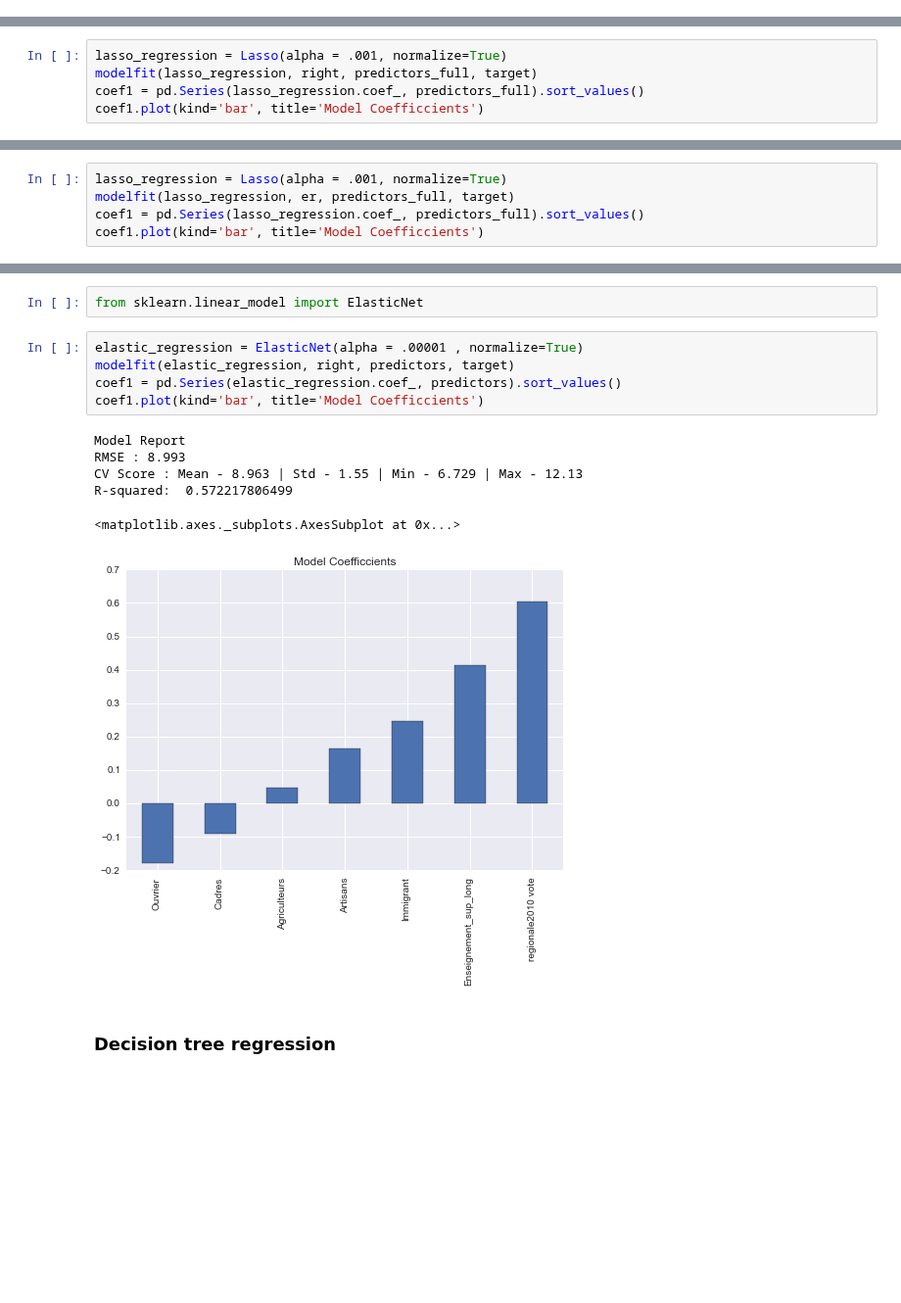
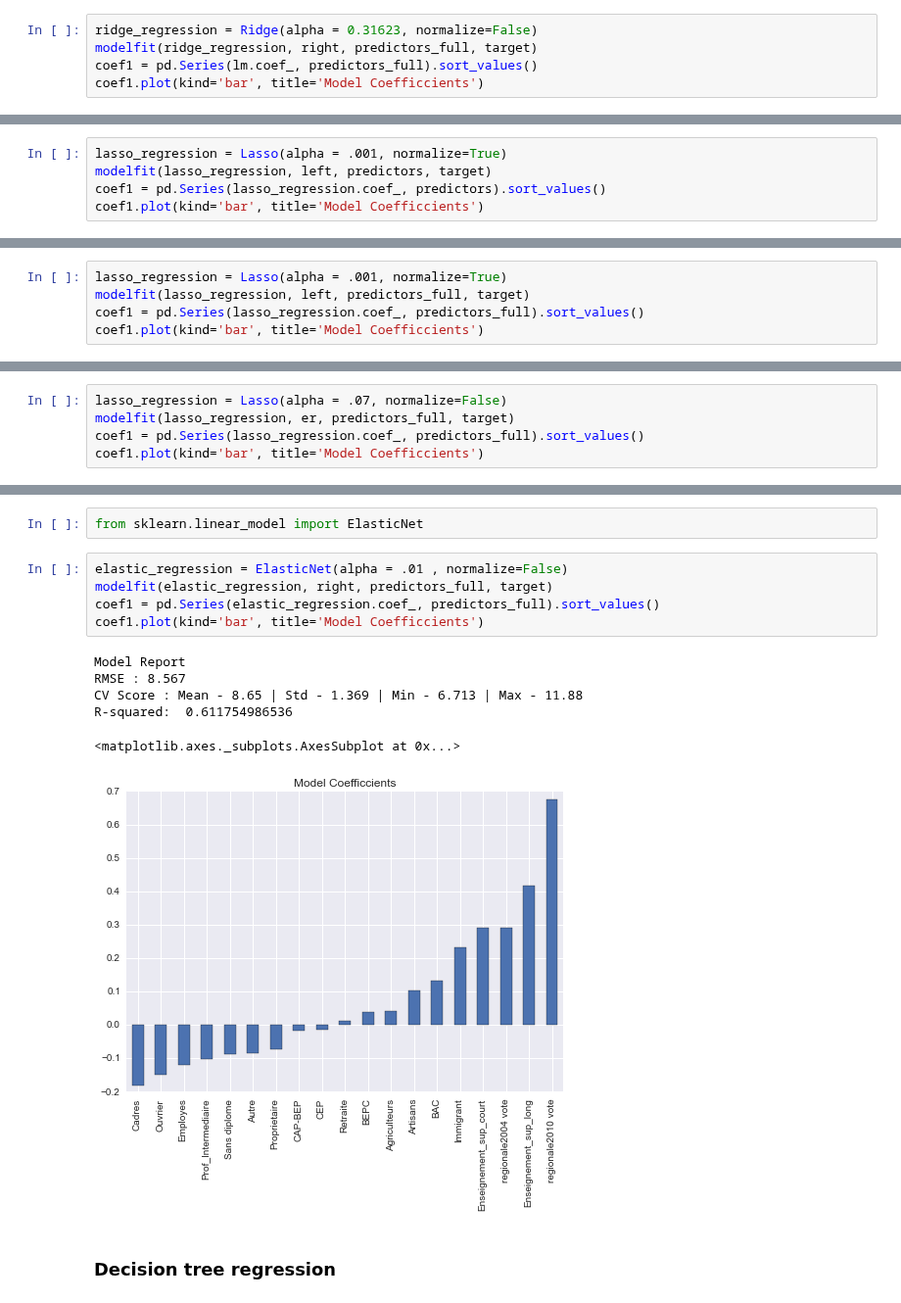
Before and after one commit to du-phan/Electoral-Analysis, a Jupyter notebook: data_analysis.ipynb, the cells around one changed output, grey strips where cells are left out. Shown at 98% size. Saved outputs shown, nothing was run; the diff lists cells and outputs as text; blank space fills up the shorter version.

```diff
--- a/data_analysis.ipynb
+++ b/data_analysis.ipynb
@@ -398,2 +406,7 @@ R-squared:  0.61172321483
 <matplotlib.axes._subplots.AxesSubplot at 0x...>
 [figure]
+# %%
+ridge_regression = Ridge(alpha = 0.31623, normalize=False)
+modelfit(ridge_regression, right, predictors_full, target)
+coef1 = pd.Series(lm.coef_, predictors_full).sort_values()
+coef1.plot(kind='bar', title='Model Coefficcients')
@@ -400,2 +420,7 @@ R-squared:  0.61172321483
 # %% [markdown]
 ### Lasso
+# %%
+lasso_regression = Lasso(alpha = .001, normalize=True)
+modelfit(lasso_regression, left, predictors, target)
+coef1 = pd.Series(lasso_regression.coef_, predictors).sort_values()
+coef1.plot(kind='bar', title='Model Coefficcients')
@@ -402,6 +434,6 @@ R-squared:  0.61172321483
 # %%
 lasso_regression = Lasso(alpha = .001, normalize=True)
-modelfit(lasso_regression, right, predictors_full, target)
+modelfit(lasso_regression, left, predictors_full, target)
 coef1 = pd.Series(lasso_regression.coef_, predictors_full).sort_values()
 coef1.plot(kind='bar', title='Model Coefficcients')
 # %% [output]
@@ -414,5 +446,5 @@ R-squared:  0.609216098209
 # %%
-lasso_regression = Lasso(alpha = .001, normalize=True)
+lasso_regression = Lasso(alpha = .07, normalize=False)
 modelfit(lasso_regression, er, predictors_full, target)
 coef1 = pd.Series(lasso_regression.coef_, predictors_full).sort_values()
 coef1.plot(kind='bar', title='Model Coefficcients')
@@ -490,17 +546,17 @@ for k, (train, test) in enumerate(k_fold):
 # %%
 from sklearn.linear_model import ElasticNet
 # %%
-elastic_regression = ElasticNet(alpha = .00001 , normalize=True)
-modelfit(elastic_regression, right, predictors, target)
-coef1 = pd.Series(elastic_regression.coef_, predictors).sort_values()
+elastic_regression = ElasticNet(alpha = .01 , normalize=False)
+modelfit(elastic_regression, right, predictors_full, target)
+coef1 = pd.Series(elastic_regression.coef_, predictors_full).sort_values()
 coef1.plot(kind='bar', title='Model Coefficcients')
 # %% [output]
 Model Report
-RMSE : 8.993
-CV Score : Mean - 8.963 | Std - 1.55 | Min - 6.729 | Max - 12.13
-R-squared:  0.572217806499
+RMSE : 8.567
+CV Score : Mean - 8.65 | Std - 1.369 | Min - 6.713 | Max - 11.88
+R-squared:  0.611754986536
 <matplotlib.axes._subplots.AxesSubplot at 0x...>
-[figure, old version]
+[figure, new version]
 # %% [markdown]
 ### Decision tree regression
 # %%
```
Also changed, not shown: parts of 13 cells of this notebook.
